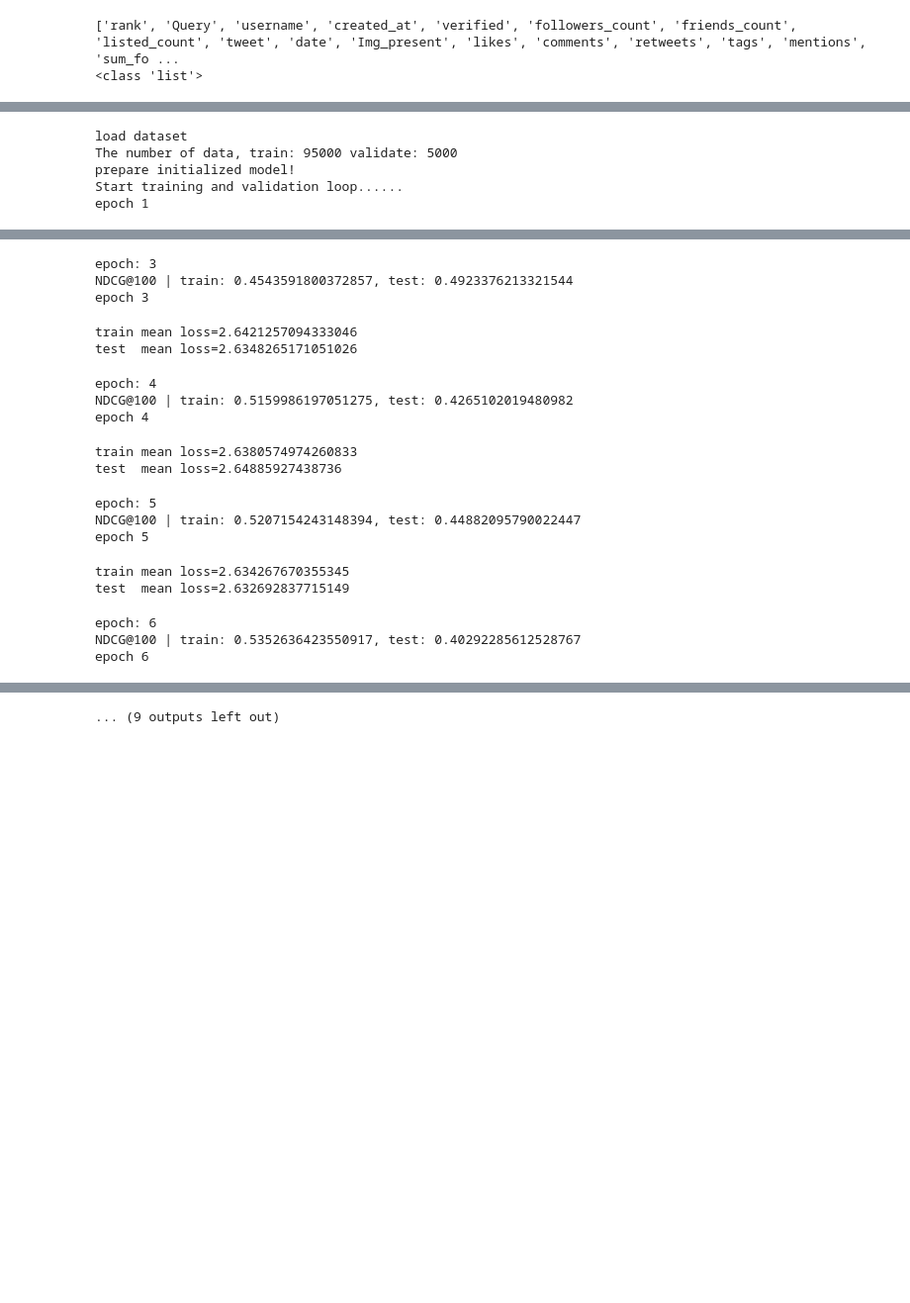
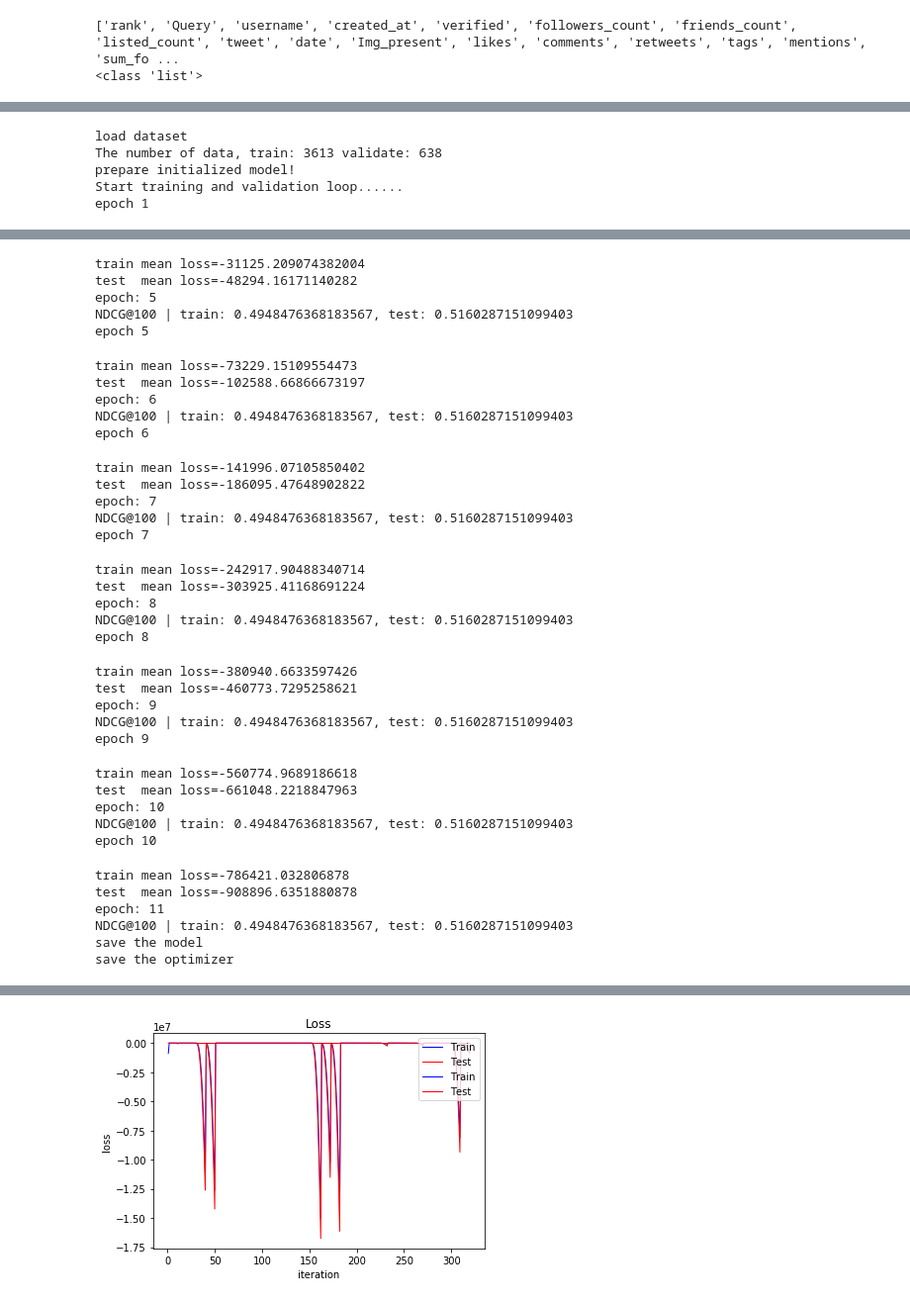
Before and after one commit to AnuragBarfa/BTP, a Jupyter notebook: BTP.ipynb, the cells around one changed output, grey strips where cells are left out. Shown at 99% size. Drawn from its saved outputs; the diff is of its cells as text; code cells hidden in the pictures; blank space fills up the shorter version.

```diff
--- a/BTP.ipynb
+++ b/BTP.ipynb
@@ -327,7 +327,7 @@ You should consider upgrading via the 'pip install --upgrade pip' command.
 Note: you may need to restart the kernel to use updated packages.
 # %%
 # encoding: utf-8
-query='kohli'
+query='INDvAUS'
 import csv
 import matplotlib.pyplot as plt
 data=[]
@@ -345,7 +345,7 @@ with open('data/'+query+'.csv', mode='r',encoding='utf-8') as sample:
             training_Y.append(rank)
             for i in range(0,len(row)):
                 data[i+1].append(row[i])
-            training_X.append([int(row[3]), int(row[4]), int(row[5]), int(row[6]), int(row[9]), int(row[10]), int(row[11]), int(row[12]), int(row[15]), int(row[16])])
+            training_X.append([int(row[3]), int(row[4]), int(row[5]), int(row[6]), (row[8]), int(row[9]), int(row[10]), int(row[11]), int(row[12]), int(row[15]), int(row[16])])
 print(title)
 print(type(training_X))
 # %% [output]
@@ -356,8 +367,8 @@ import numpy as np
 # %%
-X = np.array(training_X)
-y = np.array(training_Y)
+X = preprocessing.normalize(np.array(training_X))
+y = preprocessing.normalize(np.array(training_Y).reshape(1, -1))[0]
 # %%
-from sklearn import preprocessing
-n=100000
-X =  np.random.rand(n,12)
-y =  np.random.rand(n)
+# from sklearn import preprocessing
+# n=100000
+# X =  np.random.rand(n,12)
+# y =  np.random.rand(n)
@@ -368,10 +381,10 @@ y =  np.random.rand(n)
 from learning2rank.rank import ListNet
 Model = ListNet.ListNet()
 # %%
-Model.fit(X, y, batchsize=100, n_epoch=10, n_units1=512, n_units2=128, tv_ratio=0.95, optimizerAlgorithm="Adam", savefigName="result.pdf", savemodelName="ListNet.model")
+Model.fit(X, y, batchsize=50, n_epoch=10, n_units1=128, n_units2=128, tv_ratio=0.85, optimizerAlgorithm="Adam", savefigName="result.pdf", savemodelName="ListNet.model")
 # %% [output]
 load dataset
-The number of data, train: 95000 validate: 5000
+The number of data, train: 3613 validate: 638
 prepare initialized model!
 Start training and validation loop......
 epoch 1
@@ -385,18 +406,36 @@ test  mean loss=2.648069977760315
-epoch: 3
-NDCG@100 | train: 0.4543591800372857, test: 0.4923376213321544
-epoch 3
+train mean loss=-31125.209074382004
+test  mean loss=-48294.16171140282
+epoch: 5
+NDCG@100 | train: 0.4948476368183567, test: 0.5160287151099403
+epoch 5
-train mean loss=2.6421257094333046
-test  mean loss=2.6348265171051026
+train mean loss=-73229.15109554473
+test  mean loss=-102588.66866673197
+epoch: 6
+NDCG@100 | train: 0.4948476368183567, test: 0.5160287151099403
+epoch 6
-epoch: 4
-NDCG@100 | train: 0.5159986197051275, test: 0.4265102019480982
-epoch 4
+train mean loss=-141996.07105850402
+test  mean loss=-186095.47648902822
+epoch: 7
+NDCG@100 | train: 0.4948476368183567, test: 0.5160287151099403
+epoch 7
-train mean loss=2.6380574974260833
-test  mean loss=2.64885927438736
+train mean loss=-242917.90488340714
+test  mean loss=-303925.41168691224
+epoch: 8
+NDCG@100 | train: 0.4948476368183567, test: 0.5160287151099403
+epoch 8
-epoch: 5
-NDCG@100 | train: 0.5207154243148394, test: 0.44882095790022447
-epoch 5
+train mean loss=-380940.6633597426
+test  mean loss=-460773.7295258621
+epoch: 9
+NDCG@100 | train: 0.4948476368183567, test: 0.5160287151099403
+epoch 9
-train mean loss=2.634267670355345
-test  mean loss=2.632692837715149
+train mean loss=-560774.9689186618
+test  mean loss=-661048.2218847963
+epoch: 10
+NDCG@100 | train: 0.4948476368183567, test: 0.5160287151099403
+epoch 10
-epoch: 6
-NDCG@100 | train: 0.5352636423550917, test: 0.40292285612528767
-epoch 6
+train mean loss=-786421.032806878
+test  mean loss=-908896.6351880878
+epoch: 11
+NDCG@100 | train: 0.4948476368183567, test: 0.5160287151099403
+save the model
+save the optimizer
@@ -405,2 +442,2 @@ test  mean loss=2.6338396310806274
-... (9 outputs left out)
+[figure, added]
 # %%
```
Also changed, not shown: parts of 22 cells of this notebook, 4 other files.
